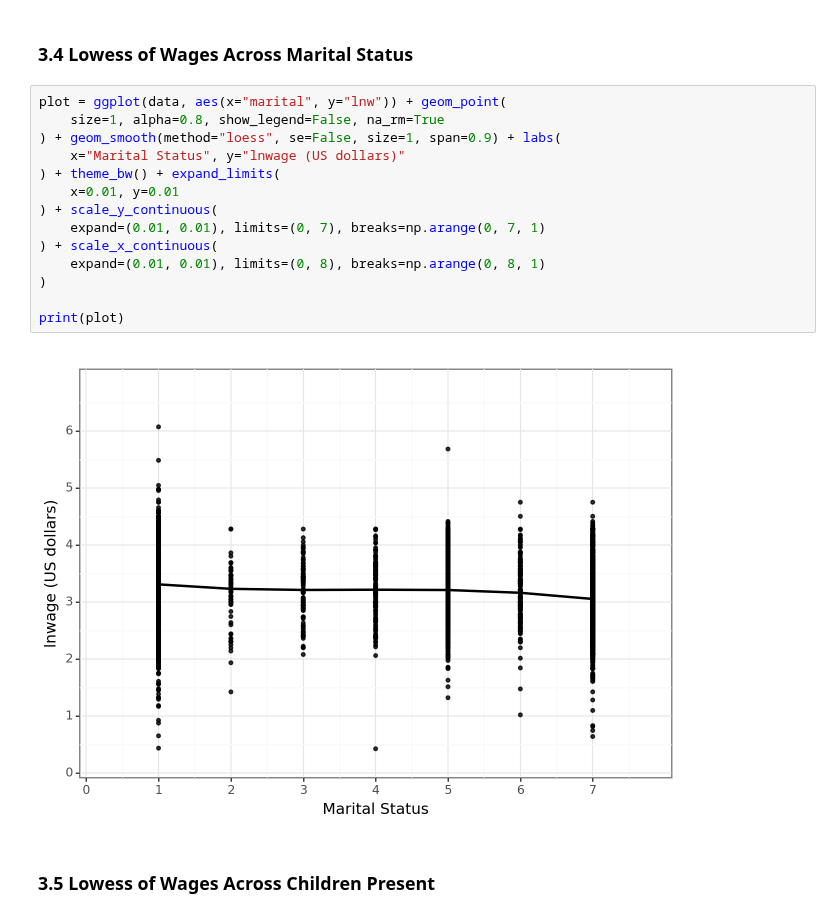
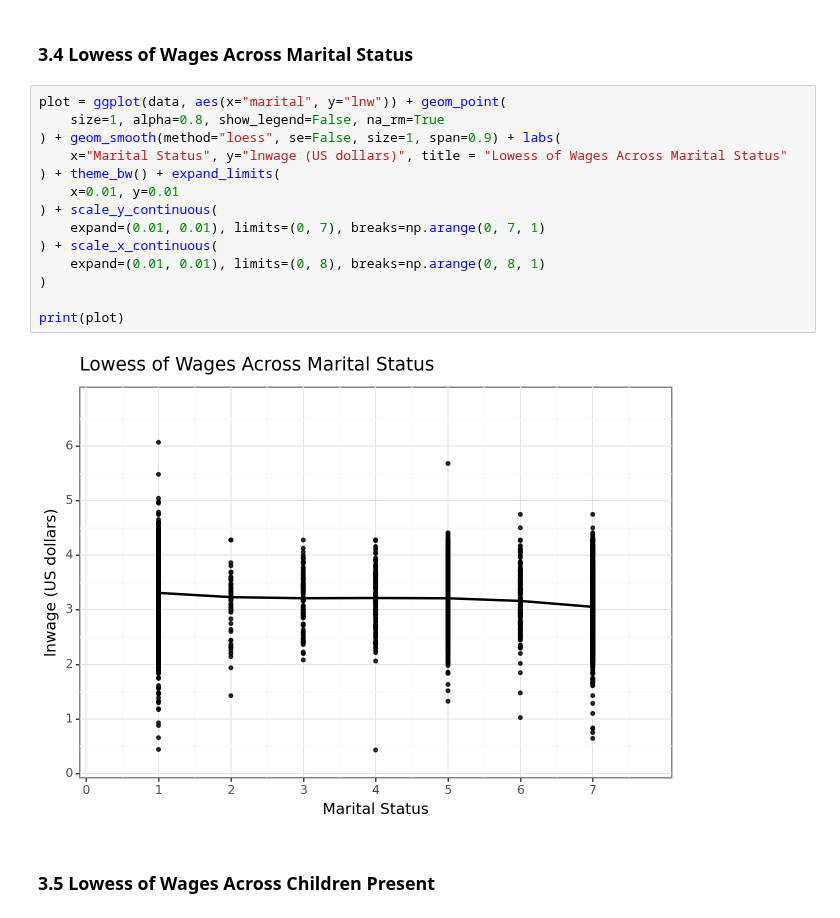
Before and after one commit to Iandrewburg/Assignment_1, a Jupyter notebook: Assignment_1.ipynb, the cells around one changed output. Saved outputs shown, nothing was run; the diff lists cells and outputs as text.

```diff
--- a/Assignment_1.ipynb
+++ b/Assignment_1.ipynb
@@ -380,19 +380,19 @@ print(plot)
 # %%
 plot = ggplot(data, aes(x="marital", y="lnw")) + geom_point(
     size=1, alpha=0.8, show_legend=False, na_rm=True
 ) + geom_smooth(method="loess", se=False, size=1, span=0.9) + labs(
-    x="Marital Status", y="lnwage (US dollars)"
+    x="Marital Status", y="lnwage (US dollars)", title = "Lowess of Wages Across Marital Status"
 ) + theme_bw() + expand_limits(
     x=0.01, y=0.01
 ) + scale_y_continuous(
     expand=(0.01, 0.01), limits=(0, 7), breaks=np.arange(0, 7, 1)
 ) + scale_x_continuous(
     expand=(0.01, 0.01), limits=(0, 8), breaks=np.arange(0, 8, 1)
 )
 
 print(plot)
 # %% [output]
-[figure, old version]
+[figure, new version]
 # %% [markdown]
 ### 3.5 Lowess of Wages Across Children Present
 # %%
```
Also changed, not shown: parts of 3 cells of this notebook.
